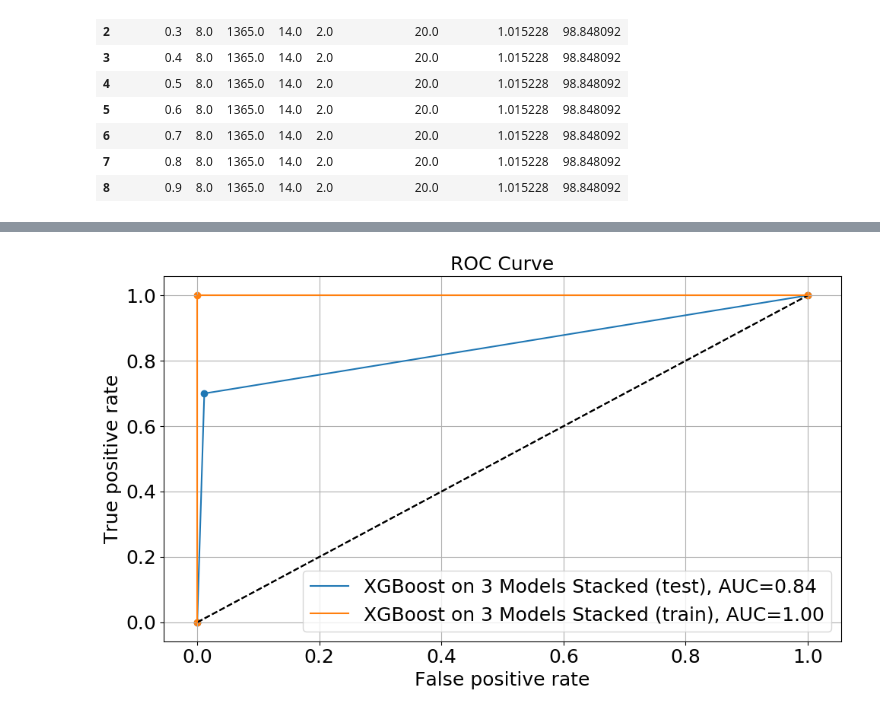
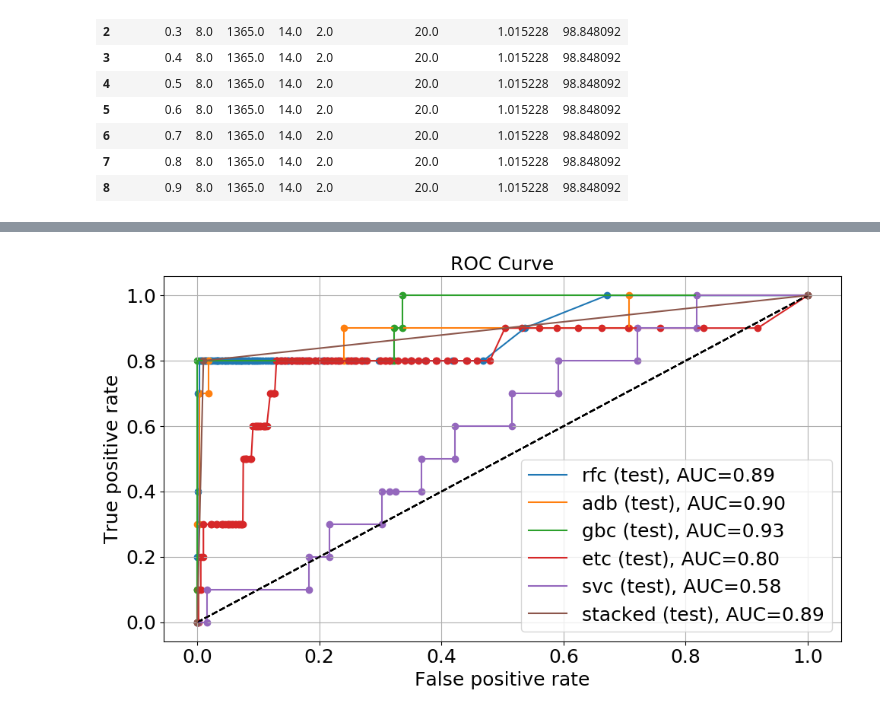
Before and after one commit to jimmylihe/company-bankrupcy-prediction-advanced, a Jupyter notebook: 1year.arff.ipynb, the cells around one changed output, grey strips where cells are left out. Cells and saved outputs as stored; diff of their text form; code cells hidden in the pictures.

```diff
--- a/1year.arff.ipynb
+++ b/1year.arff.ipynb
@@ -1374,3 +1378,39 @@ X_test_lvl_2.to_pickle("X_test_lvl_2.pickle")
 # Read Example Code
 # rfc_read = pickle.load(open('rfc.sav', 'rb'))
 # df_3601features_read = pd.read_pickle('df_3601features.pickle')
+# %%
+# load datasets
+import pandas as pd
+import pickle
+random = 42
+from sklearn.model_selection import RandomizedSearchCV
+
+
+df_mic_result = pd.read_pickle("df_mic_result.pickle")
+
+X = pd.read_pickle("X.pickle")
+y = pd.read_pickle("y.pickle")
+X_train = pd.read_pickle("X_train.pickle")
+y_train = pickle.load(open('y_train.pickle', 'rb'))
+X_test = pd.read_pickle("X_test.pickle")
+y_test = pd.read_pickle("y_test.pickle")
+
+X_train_rfc = pd.read_pickle("X_train_rfc.pickle")
+rfc = pickle.load(open('rfc.sav', 'rb'))
+
+X_train_adb = pd.read_pickle("X_train_adb.pickle")
+adb = pickle.load(open('adb.sav', 'rb'))
+
+X_train_gbc = pd.read_pickle("X_train_gbc.pickle")
+gbc = pickle.load(open('gbc.sav', 'rb'))
+
+X_train_etc = pd.read_pickle("X_train_etc.pickle")
+etc = pickle.load(open('etc.sav', 'rb'))
+
+X_train_svc= pd.read_pickle("X_train_svc.pickle")
+svc = pickle.load(open('svc.sav', 'rb'))
+
+X_train_lvl_2 = pd.read_pickle("X_train_lvl_2.pickle")
+X_test_lvl_2 = pd.read_pickle("X_test_lvl_2.pickle")
+
+xgb_5 = pickle.load(open('xgb_5.sav', 'rb'))
@@ -1624,12 +1586,16 @@ XGBClassifier(base_score=0.5, booster='gbtree', colsample_bylevel=1,
 # %%
 # draw out a ROC curve on the retrained model by comparing predictions with y_test
 import matplotlib.pyplot as plt
 plt.style.use('default');
 figure = plt.figure(figsize=(10, 6));
 ax = plt.subplot(1, 1, 1);
-plot_roc(xgb, X_test_lvl_2[X_train_lvl_2_3features] , y_test, "XGBoost on 3 Models Stacked (test)", ax)
-plot_roc(xgb, X_train_lvl_2[X_train_lvl_2_3features], y_train, "XGBoost on 3 Models Stacked (train)", ax)
+plot_roc(rfc, X_test[list(X_train_rfc)] , y_test, "rfc (test)", ax)
+plot_roc(adb, X_test[list(X_train_adb)] , y_test, "adb (test)", ax)
+plot_roc(gbc, X_test[list(X_train_gbc)] , y_test, "gbc (test)", ax)
+plot_roc(etc, X_test[list(X_train_etc)] , y_test, "etc (test)", ax)
+plot_roc(svc, X_test[list(X_train_svc)] , y_test, "svc (test)", ax)
+plot_roc(xgb_5, X_test_lvl_2 , y_test, "stacked (test)", ax)
 plt.legend(loc='lower right', fontsize=18);
 plt.tight_layout();
 # %% [output]
-[figure, old version]
+[figure, new version]
```
Also changed, not shown: parts of 16 cells of this notebook, 4 other files.
